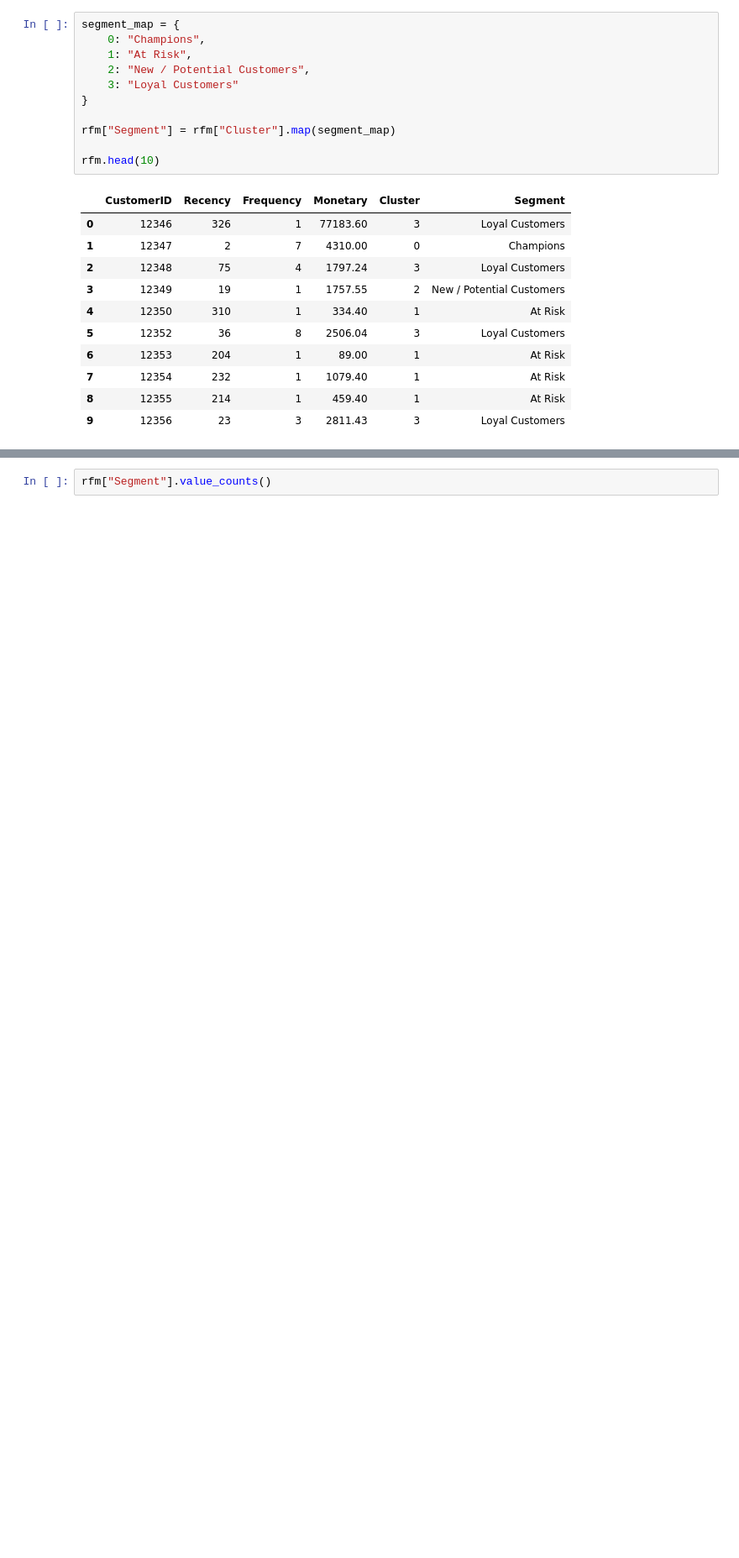
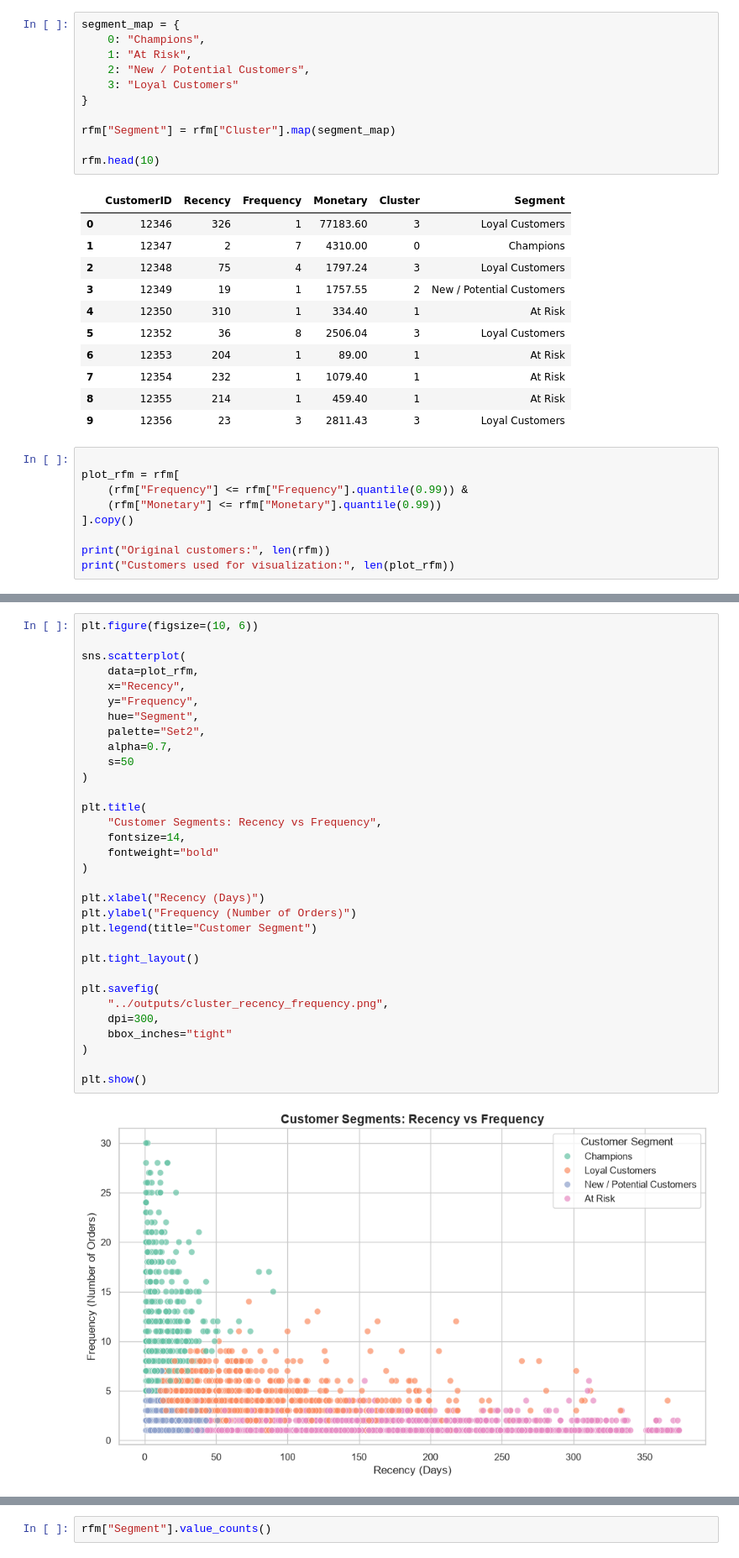
Before and after one commit to Vamshiyadavk/OBISIP, a Jupyter notebook: DataAnalytics-L1-CustomerSegmentationAnalysis/notebook/customer_segmentation.ipynb, the cells around one changed output, grey strips where cells are left out. Shown at 84% size. Cells and saved outputs as stored; diff of their text form; blank space fills up the shorter version.

Commit message:
Polish customer segmentation project

```diff
--- a/DataAnalytics-L1-CustomerSegmentationAnalysis/notebook/customer_segmentation.ipynb
+++ b/DataAnalytics-L1-CustomerSegmentationAnalysis/notebook/customer_segmentation.ipynb
@@ -532,3 +547,12 @@ rfm.head(10)
 | 7 | 12354 | 232 | 1 | 1079.40 | 1 | At Risk |
 | 8 | 12355 | 214 | 1 | 459.40 | 1 | At Risk |
 | 9 | 12356 | 23 | 3 | 2811.43 | 3 | Loyal Customers |
+# %%
+
+plot_rfm = rfm[
+    (rfm["Frequency"] <= rfm["Frequency"].quantile(0.99)) &
+    (rfm["Monetary"] <= rfm["Monetary"].quantile(0.99))
+].copy()
+
+print("Original customers:", len(rfm))
+print("Customers used for visualization:", len(plot_rfm))
@@ -534,0 +562,34 @@ rfm.head(10)
+# %%
+plt.figure(figsize=(10, 6))
+
+sns.scatterplot(
+    data=plot_rfm,
+    x="Recency",
+    y="Frequency",
+    hue="Segment",
+    palette="Set2",
+    alpha=0.7,
+    s=50
+)
+
+plt.title(
+    "Customer Segments: Recency vs Frequency",
+    fontsize=14,
+    fontweight="bold"
+)
+
+plt.xlabel("Recency (Days)")
+plt.ylabel("Frequency (Number of Orders)")
+plt.legend(title="Customer Segment")
+
+plt.tight_layout()
+
+plt.savefig(
+    "../outputs/cluster_recency_frequency.png",
+    dpi=300,
+    bbox_inches="tight"
+)
+
+plt.show()
+# %% [output]
+[figure, added]
```
Also changed, not shown: parts of 7 cells of this notebook, 6 other files.
